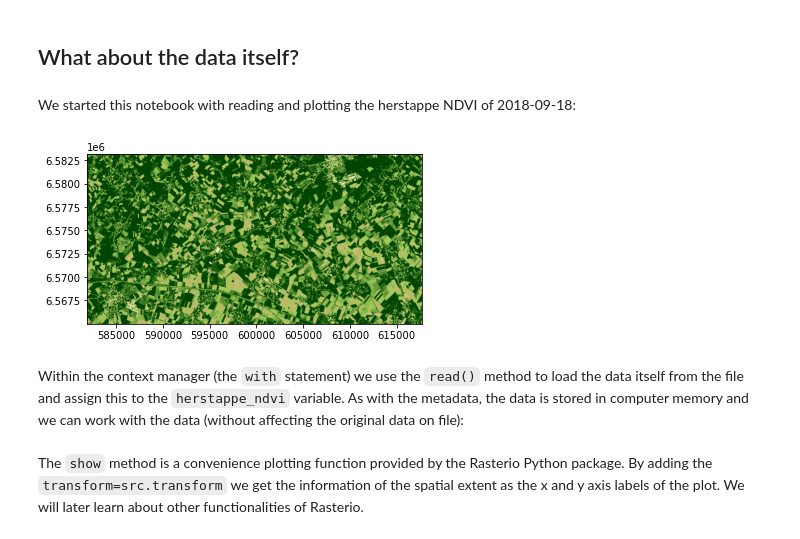
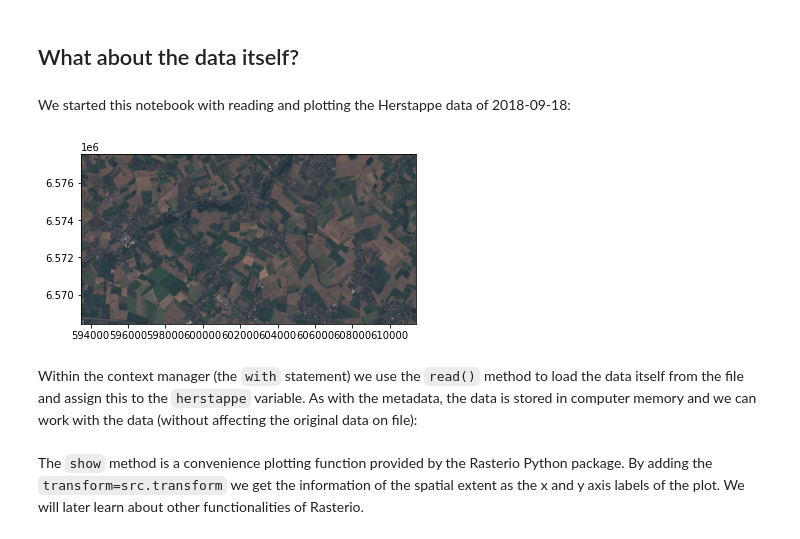
Before and after one commit to jorisvandenbossche/DS-python-geospatial, a Jupyter notebook: _solved/10-introduction-raster.ipynb, the cells around one changed output. Saved outputs shown, nothing was run; the diff lists cells and outputs as text; code cells hidden in the pictures.

```diff
--- a/_solved/10-introduction-raster.ipynb
+++ b/_solved/10-introduction-raster.ipynb
@@ -26,5 +26,5 @@ ndvi_herstappe = "./data/herstappe/raster/2018-09-18_Sentinel_2_L2A_NDVI.tiff"
 # %%
-with rasterio.open(ndvi_herstappe) as src:
-    herstappe_ndvi = src.read()
-    show(herstappe_ndvi, transform=src.transform)
+with rasterio.open(file_herstappe) as src:
+    herstappe = src.read()
+    show(herstappe, transform=src.transform)
 # %% [output]
@@ -84,7 +84,7 @@ Important information we get from the `gdalinfo` command are
 # %% [markdown]
 Let's see how Rasterio interprets this information:
 # %%
-src = rasterio.open(ndvi_herstappe)
+src = rasterio.open(file_herstappe)
 # %%
 src.meta
 # %% [output]
@@ -138,6 +138,6 @@ src.close()
 
 A better approach instead of opening and closing the data file separately is to use a Python [context manager](https://docs.python.org/3/reference/compound_stmts.html#with):
 # %%
-with rasterio.open(ndvi_herstappe) as src:
+with rasterio.open(file_herstappe) as src:
     print(src)
 # %% [output]
@@ -155,6 +155,6 @@ Opening and closing files using rasterio and context managers is efficient as it
 # %% [markdown]
 By extracting the information we require inside the context manager, we are able to work with it outside the context:
 # %%
-with rasterio.open(ndvi_herstappe) as src:
-    herstappe_ndvi_meta = src.meta
-    herstappe_ndvi_bounds =  src.bounds
+with rasterio.open(file_herstappe) as src:
+    herstappe_meta = src.meta
+    herstappe_bounds =  src.bounds
@@ -187,14 +187,14 @@ When interacting with file on disk, use the `with` statement to open it within a
 # %% [markdown]
 ## What about the data itself?
 # %% [markdown]
-We started this notebook with reading and plotting the herstappe NDVI of 2018-09-18:
+We started this notebook with reading and plotting the Herstappe data of 2018-09-18:
 # %%
-with rasterio.open(ndvi_herstappe) as src:
-    herstappe_ndvi = src.read()
-    show(herstappe_ndvi, transform=src.transform)
+with rasterio.open(file_herstappe) as src:
+    herstappe = src.read()
+    show(herstappe, transform=src.transform)
 # %% [output]
-[figure, old version]
+[figure, new version]
 # %% [markdown]
-Within the context manager (the `with` statement) we use the `read()` method to load the data itself from the file and assign this to the `herstappe_ndvi` variable. As with the metadata, the data is stored in computer memory and we can work with the data (without affecting the original data on file):
+Within the context manager (the `with` statement) we use the `read()` method to load the data itself from the file and assign this to the `herstappe` variable. As with the metadata, the data is stored in computer memory and we can work with the data (without affecting the original data on file):
 # %% [markdown]
 The `show` method is a convenience plotting function provided by the Rasterio Python package. By adding the `transform=src.transform` we get the information of the spatial extent as the x and y axis labels of the plot. We will later learn about other functionalities of Rasterio.
```
Also changed, not shown: parts of 25 cells of this notebook.
